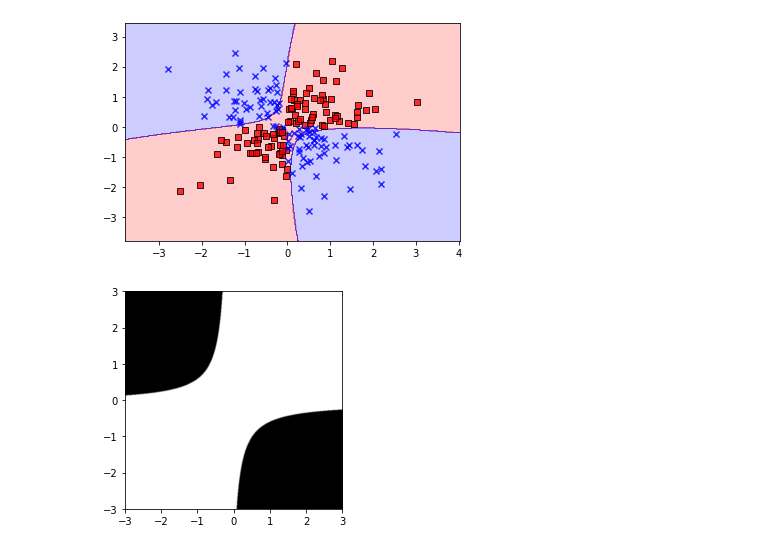
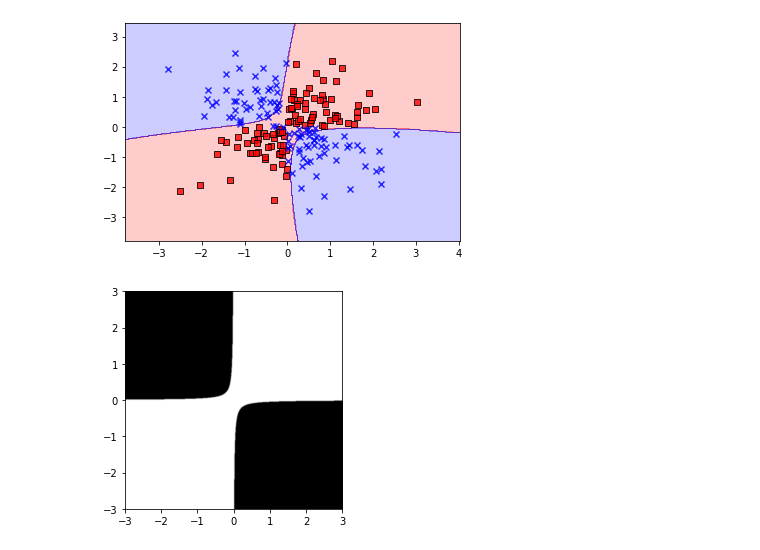
Before and after one commit to JimGerth/desy-ml-python, a Jupyter notebook: Chapter 3.ipynb, the cells around one changed output. Drawn from its saved outputs; the diff is of its cells as text; code cells hidden in the pictures.

Commit message:
replaced own implementation with sklearn one for linear regression, which also works.

```diff
--- a/Chapter 3.ipynb
+++ b/Chapter 3.ipynb
@@ -179,19 +179,16 @@ plot_decision_regions(X_xor, Y_xor, classifier=svm)
 # %% [output]
 [figure]
 # %%
-from logistic_regression_gd import LogisticRegressionGD
-
 X_xor = np.concatenate((X_xor[:,0].reshape(-1, 1), X_xor[:,1].reshape(-1, 1), (X_xor[:,0] * X_xor[:,1]).reshape(-1, 1)), axis=1)
 
 def plot(min, max, classifier, res=0.1):
     X = []
     for x in np.arange(max, min - res, -res):
         for y in np.arange(min, max + res, res):
             X.append([x, y, x*y])
     X = np.array(X)
     plt.imshow(classifier.predict(X).reshape(int((max - min) / res) + 1, int((max - min) / res) + 1), interpolation='gaussian', cmap='binary', extent=[min, max, min, max])
 
-plot(-3, 3, LogisticRegressionGD(eta=0.001, n_iter=1000).fit(X_xor, Y_xor), res=0.01)
-#plot_decision_regions(X_xor, Y_xor, LogisticRegressionGD(eta=0.1, n_iter=1000).fit(X_xor, Y_xor))
+plot(-3, 3, LogisticRegression(solver='liblinear').fit(X_xor, Y_xor), res=0.01)
 # %% [output]
-[figure, old version]
+[figure, new version]
```
Also changed, not shown: parts of 2 cells of this notebook.
